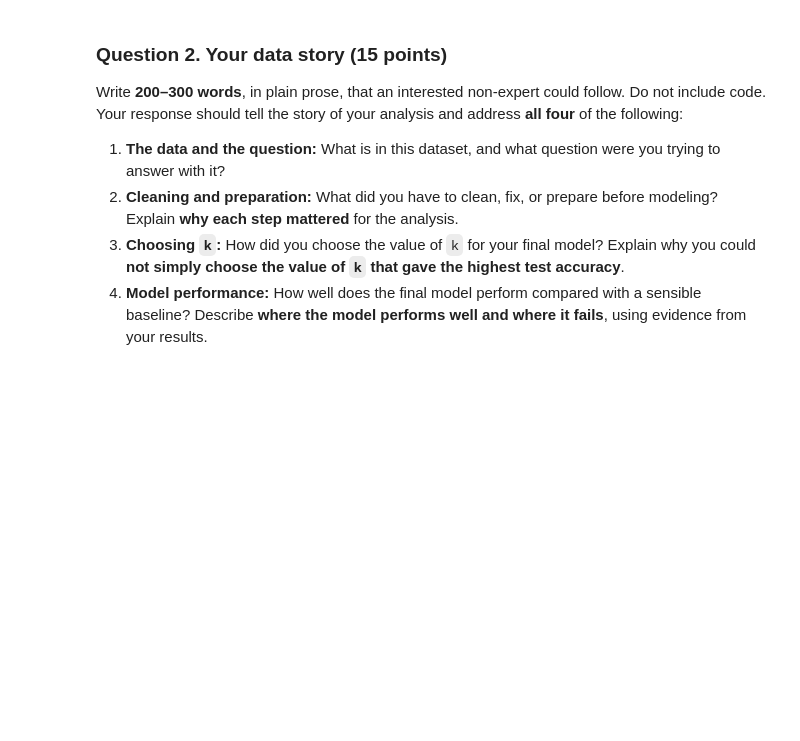
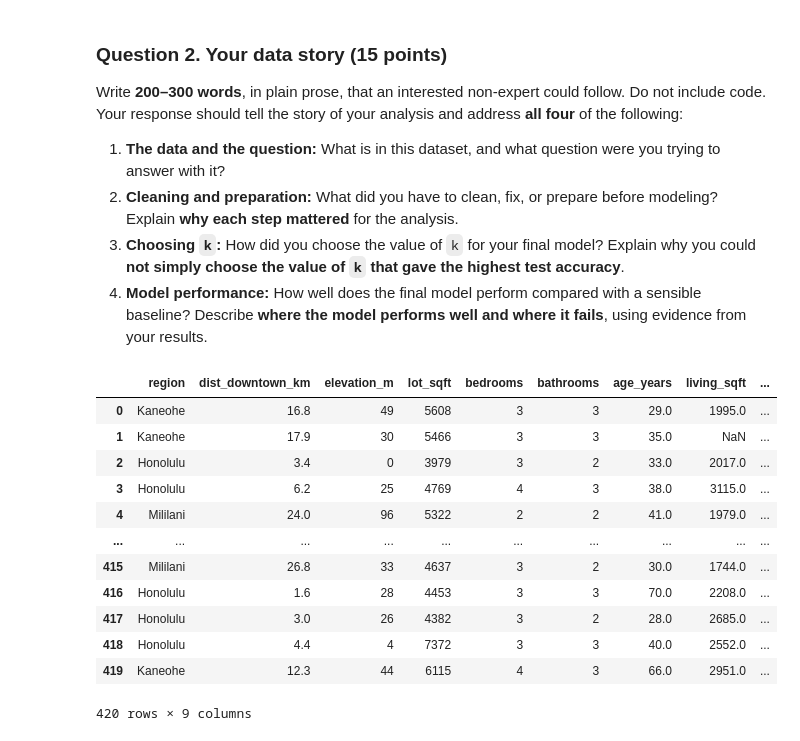
Before and after one commit to DennnnyH/ICS-235, a Jupyter notebook: Assignment_1/HuangDenny_1.ipynb, the cells around one changed output. Cells and saved outputs as stored; diff of their text form; code cells hidden in the pictures; blank space fills up the shorter version.

```diff
--- a/Assignment_1/HuangDenny_1.ipynb
+++ b/Assignment_1/HuangDenny_1.ipynb
@@ -257,3 +305,13 @@ Categorical columns typed by hand are almost never clean.
 4. In the answer cell: what could have gone wrong if you had skipped this step and applied one-hot encoding directly? In particular, what impact would this have on a distance-based model such as a k-NN classifier?
 # %%
 # YOUR CODE
+region_val_counts = housing['region'].value_counts()
+print(region_val_counts)
+print("Number of distinct labels:", region_val_counts.shape[0]) # technically 6 because "Honolulu" and "North Shore" appear twice in different casings
+
+housing_clean = housing.copy()
+housing_clean['region'] = housing['region'].str.strip().str.title()
+
+region_val_counts_clean = housing_clean['region'].value_counts()
+print(region_val_counts_clean)
+print("Number of distinct labels:", region_val_counts_clean.shape[0])
@@ -422,4 +637,20 @@ Write **200–300 words**, in plain prose, that an interested non-expert could f
 2. **Cleaning and preparation:** What did you have to clean, fix, or prepare before modeling? Explain **why each step mattered** for the analysis.
 3. **Choosing `k`:** How did you choose the value of `k` for your final model? Explain why you could **not simply choose the value of `k` that gave the highest test accuracy**.
 4. **Model performance:** How well does the final model perform compared with a sensible baseline? Describe **where the model performs well and where it fails**, using evidence from your results.
+# %%
+housing_clean
+# %% [output]
+|  | region | dist_downtown_km | elevation_m | lot_sqft | bedrooms | bathrooms | age_years | living_sqft | ... |
+| 0 | Kaneohe | 16.8 | 49 | 5608 | 3 | 3 | 29.0 | 1995.0 | ... |
+| 1 | Kaneohe | 17.9 | 30 | 5466 | 3 | 3 | 35.0 | NaN | ... |
+| 2 | Honolulu | 3.4 | 0 | 3979 | 3 | 2 | 33.0 | 2017.0 | ... |
+| 3 | Honolulu | 6.2 | 25 | 4769 | 4 | 3 | 38.0 | 3115.0 | ... |
+| 4 | Mililani | 24.0 | 96 | 5322 | 2 | 2 | 41.0 | 1979.0 | ... |
+| ... | ... | ... | ... | ... | ... | ... | ... | ... | ... |
+| 415 | Mililani | 26.8 | 33 | 4637 | 3 | 2 | 30.0 | 1744.0 | ... |
+| 416 | Honolulu | 1.6 | 28 | 4453 | 3 | 3 | 70.0 | 2208.0 | ... |
+| 417 | Honolulu | 3.0 | 26 | 4382 | 3 | 2 | 28.0 | 2685.0 | ... |
+| 418 | Honolulu | 4.4 | 4 | 7372 | 3 | 3 | 40.0 | 2552.0 | ... |
+| 419 | Kaneohe | 12.3 | 44 | 6115 | 4 | 3 | 66.0 | 2951.0 | ... |
+420 rows × 9 columns
 # %% [markdown]
```
Also changed, not shown: parts of 17 cells of this notebook.
